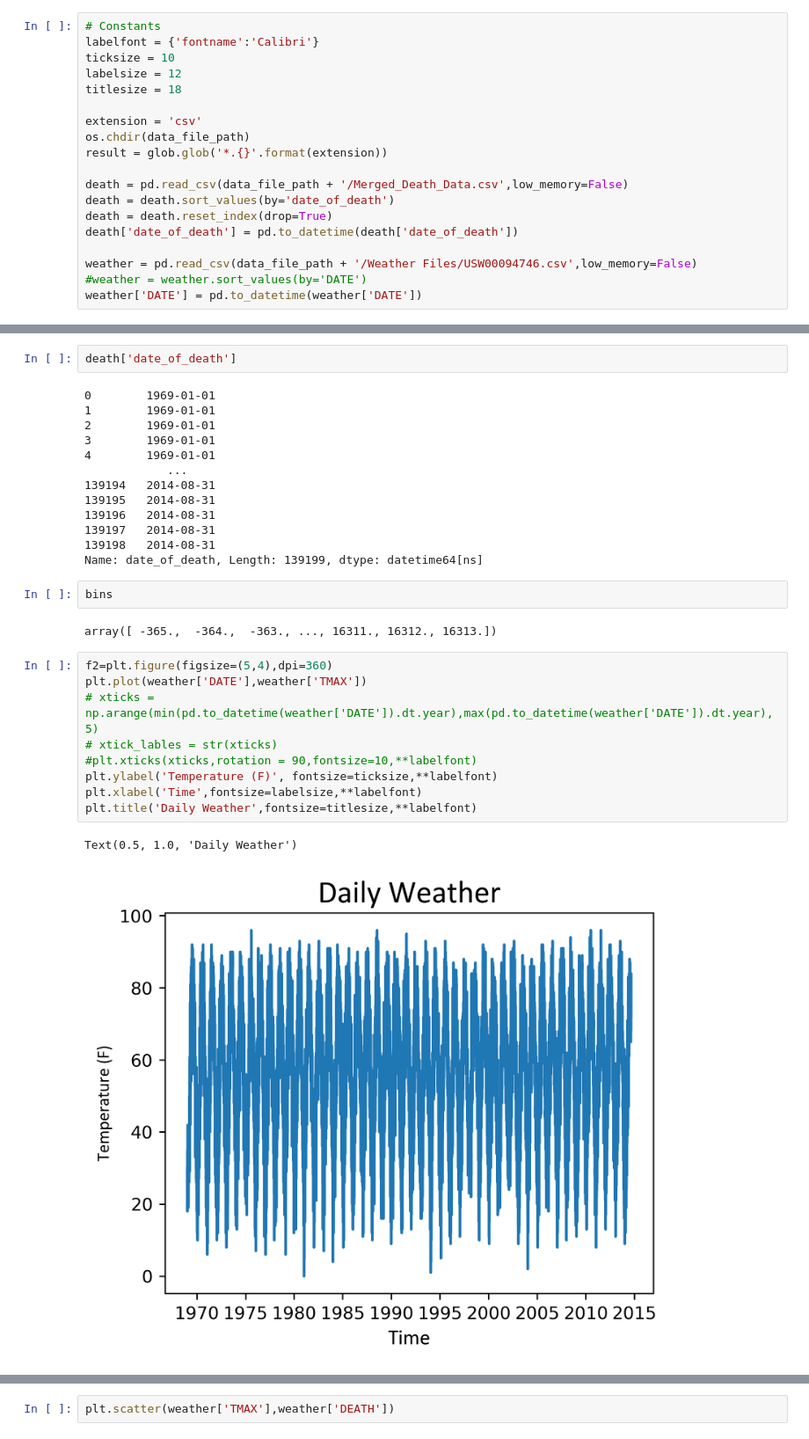
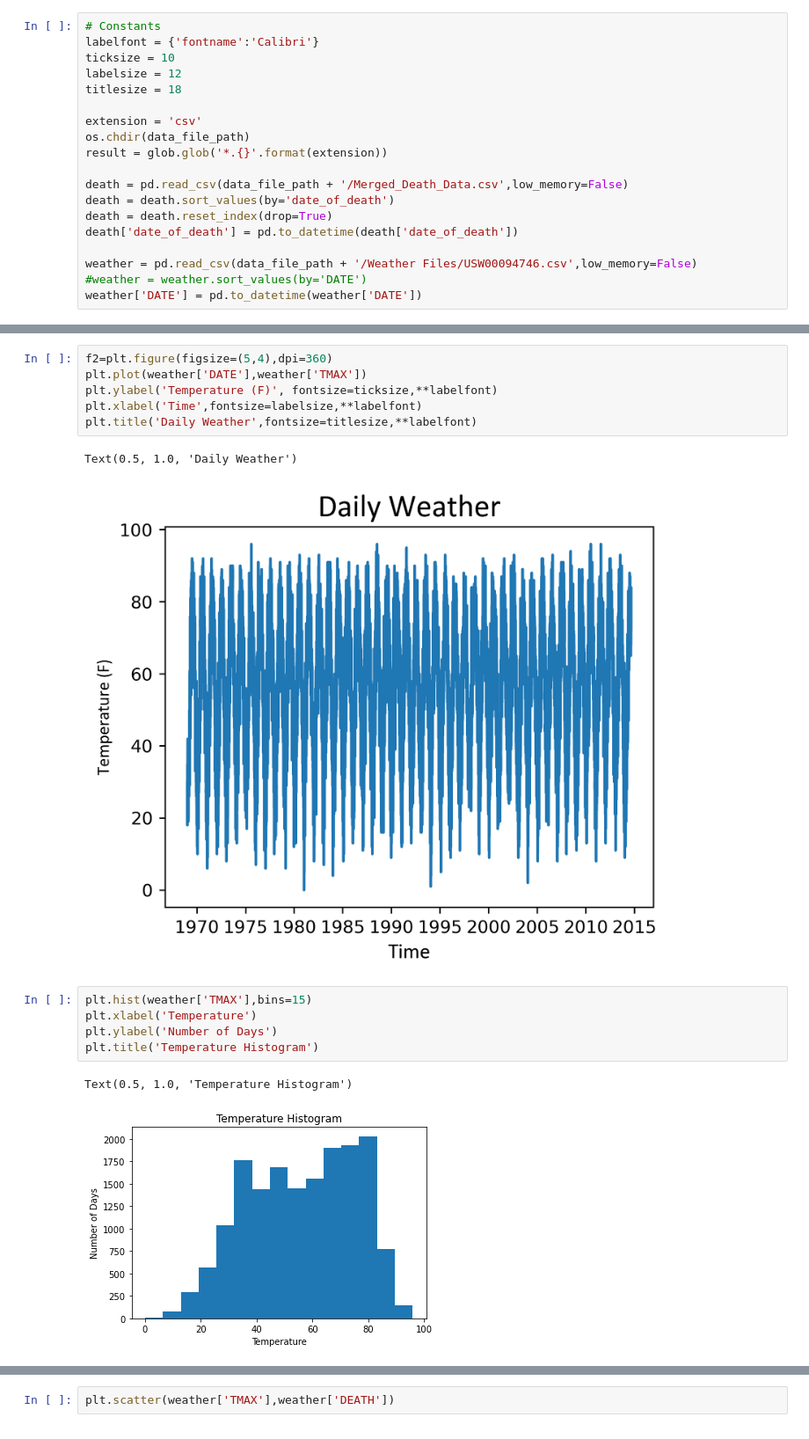
Before and after one commit to govertsenk/myphddissertation, a Jupyter notebook: Weather/social_to_weather_comparison.ipynb, the cells around one changed output, grey strips where cells are left out. Shown at 88% size. Cells and saved outputs as stored; diff of their text form.

```diff
--- a/Weather/social_to_weather_comparison.ipynb
+++ b/Weather/social_to_weather_comparison.ipynb
@@ -60,34 +47,20 @@ counts, bins, bars = plt.hist(death['date_of_death'],bins=pd.unique(death['date_
-# %%
-death['date_of_death']
-# %% [output]
-0        1969-01-01
-1        1969-01-01
-2        1969-01-01
-3        1969-01-01
-4        1969-01-01
-            ...
-139194   2014-08-31
-139195   2014-08-31
-139196   2014-08-31
-139197   2014-08-31
-139198   2014-08-31
-Name: date_of_death, Length: 139199, dtype: datetime64[ns]
-# %%
-bins
-# %% [output]
-array([ -365.,  -364.,  -363., ..., 16311., 16312., 16313.])
 # %%
 f2=plt.figure(figsize=(5,4),dpi=360)
 plt.plot(weather['DATE'],weather['TMAX'])
-# xticks = np.arange(min(pd.to_datetime(weather['DATE']).dt.year),max(pd.to_datetime(weather['DATE']).dt.year),5)
-# xtick_lables = str(xticks)
-#plt.xticks(xticks,rotation = 90,fontsize=10,**labelfont)
 plt.ylabel('Temperature (F)', fontsize=ticksize,**labelfont)
 plt.xlabel('Time',fontsize=labelsize,**labelfont)
 plt.title('Daily Weather',fontsize=titlesize,**labelfont)
 # %% [output]
 Text(0.5, 1.0, 'Daily Weather')
 [figure]
+# %%
+plt.hist(weather['TMAX'],bins=15)
+plt.xlabel('Temperature')
+plt.ylabel('Number of Days')
+plt.title('Temperature Histogram')
+# %% [output]
+Text(0.5, 1.0, 'Temperature Histogram')
+[figure, added]
 # %%
 weather['DEATH']=0
 for each_date in weather['DATE']:
```
Also changed, not shown: parts of 19 cells of this notebook, 6 other files.
